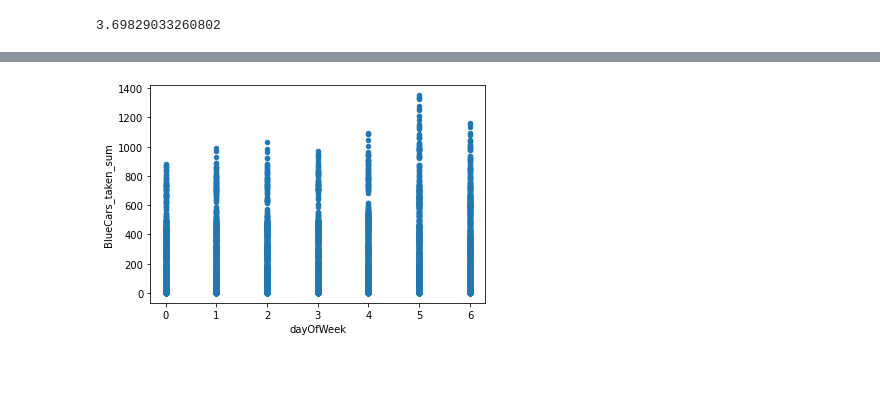
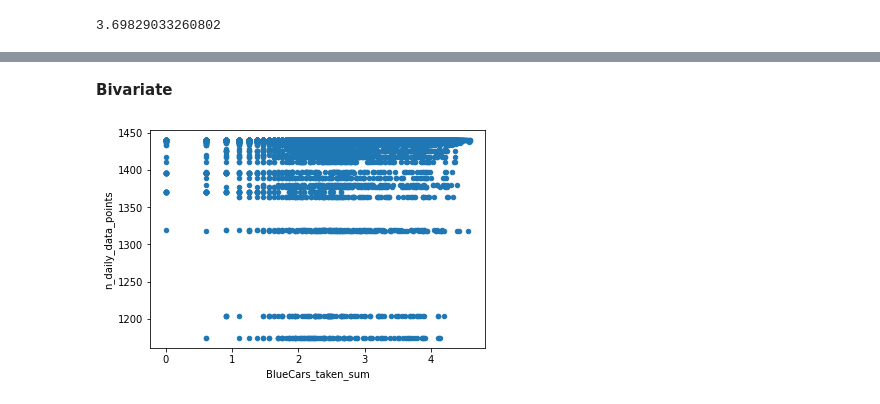
Before and after one commit to KaruraM/ANALYSIS, a Jupyter notebook: HYPOTHESIS_TESTING.ipynb, the cells around one changed output, grey strips where cells are left out. Cells and saved outputs as stored; diff of their text form; code cells hidden in the pictures; blank space fills up the shorter version.

```diff
--- a/HYPOTHESIS_TESTING.ipynb
+++ b/HYPOTHESIS_TESTING.ipynb
@@ -171,5 +193,7 @@ df1 = df["Utilib_taken_sum"].fillna(3.7, inplace = True)
+# %% [markdown]
+**Bivariate**
 # %%
-df.plot(kind='scatter',x='dayOfWeek',y='BlueCars_taken_sum')
+df.plot(kind='scatter',x='BlueCars_taken_sum',y='n_daily_data_points')
 plt.show()
 # %% [output]
-[figure, old version]
+[figure, new version]
```
Also changed, not shown: parts of 38 cells of this notebook.
